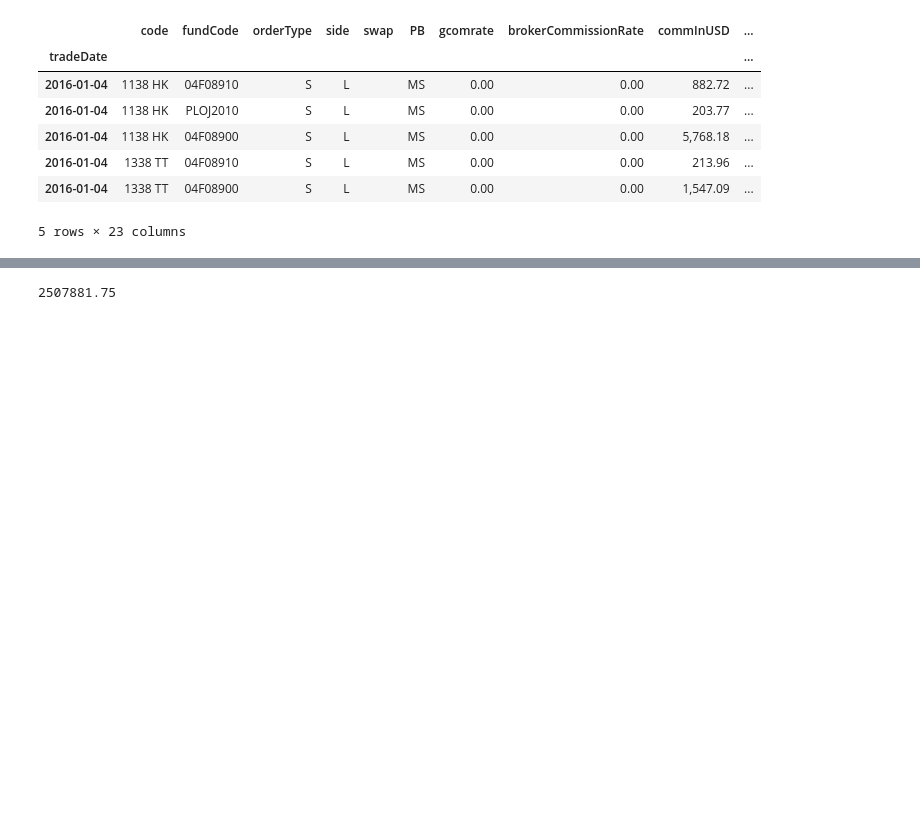
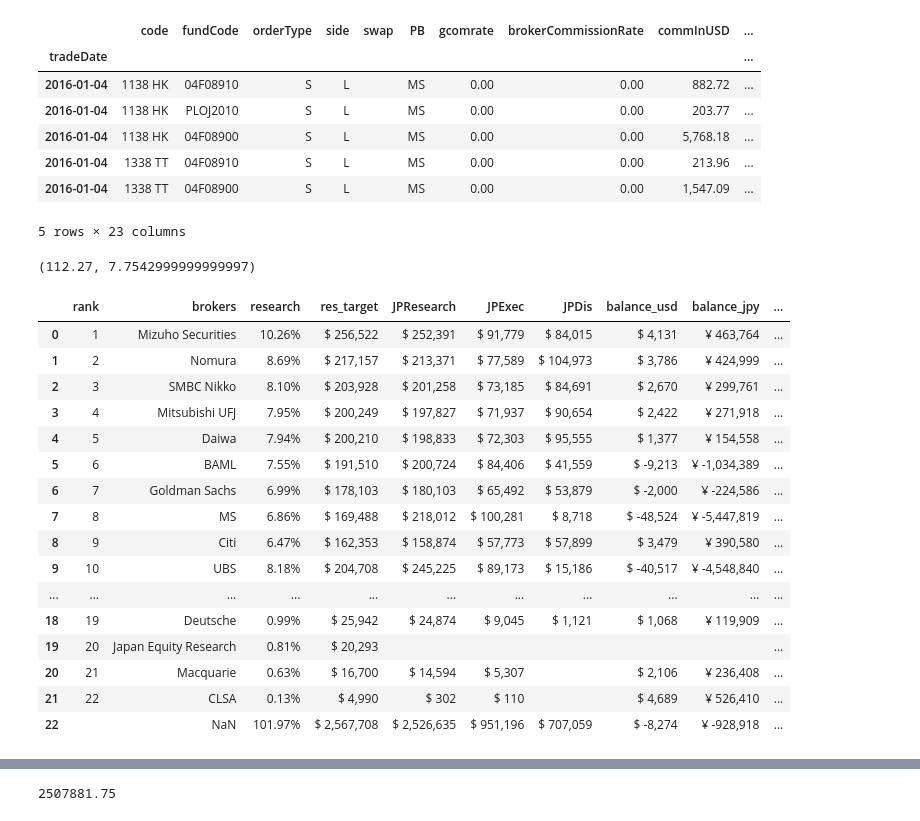
Before and after one commit to vico/web_monitor, a Jupyter notebook: notebooks/Commission.ipynb, the cells around one changed output, grey strips where cells are left out. Drawn from its saved outputs; the diff is of its cells as text; code cells hidden in the pictures; blank space fills up the shorter version.

Commit message:
Switch to getting ranking and balance from table. Added code to output to table from DataFrame.

```diff
--- a/notebooks/Commission.ipynb
+++ b/notebooks/Commission.ipynb
@@ -188,3 +257,43 @@ ytd_trades.head()
 | 2016-01-04 | 1338 TT | 04F08910 | S | L |  | MS | 0.00 | 0.00 | 213.96 | ... |
 | 2016-01-04 | 1338 TT | 04F08900 | S | L |  | MS | 0.00 | 0.00 | 1,547.09 | ... |
 5 rows × 23 columns
+# %%
+# broker rank for each quarter - 2016Q1
+# data = {
+#     'brokers': ['BAML', 'Mizuho Securities',  'Nomura', 'Japan Equity Research',
+#                 'Citi', 'Mitsubishi UFJ', 'Tokai', 'Ichiyoshi', 'SMBC Nikko',
+#                 'BNP', 'Deutsche', 'CLSA', 'Daiwa', 'Jefferies',
+#                 'CS', 'UBS', 'JP Morgan', 'Goldman Sachs', 'Okasan',
+#                 'MS', 'Macquarie', 'Barclays'
+#                ],
+#     'rank': [6, 1, 2, 20, 9, 4, 18, 16, 3, 14, 19, 22, 5, 15, 11, 10, 12, 7, 17, 8, 21, 13],
+#     'balance': [2240, -664, -808, 0,
+#                 58, 881, 0, 594, 691,
+#                 1815, 1128, 1836, 1179, 2450,
+#                 -8419, -417, 3744, 2854, 618,
+#                 -2577, 928, 2348
+#                ],
+#     'research': map(lambda x: x, [7.547019, 10.255114, 8.691184, 0.809168,
+#                  6.471412, 7.949641, 1.158507, 1.362588, 8.103913,
+#                  2.192719, 0.989449, 0.125777, 7.936205, 1.459018,
+#                  5.722873, 6.2115491, 4.984979, 6.987916, 1.203270,
+#                  6.860959, 0.628887, 2.347845
+#                 ])
+# }
+
+# jp_ranks_df = pd.DataFrame(data).set_index('brokers')
+
+jp_ranks_df = pd.read_sql('''
+SELECT b.name AS brokers, a.rank, a.balance_usd AS balance, a.budget_target AS research
+FROM broker_ranks a
+INNER JOIN brokers b ON a.broker_id=b.id
+WHERE a.year=2015 AND a.quarter='Q4'
+''', con, index_col='brokers')
+
+# usd_jpy = 112.27  # 2016Q1
+# hkd_jpy = 7.754
+usd_jpy, hkd_jpy = get_fx_rate('2016-03-31')
+print(usd_jpy, hkd_jpy)
+quarter1_trades = get_quarter_trades(date.year, 1, ytd_trades)
+# %% [output]
+(112.27, 7.7542999999999997)
@@ -197,5 +317,26 @@ jp_quarter_commission_budget = jp_annual_commission_budget / 4.0
 asia_quarter_commission_budget = asia_annual_commission_budget / 4.0
 
 jp_quarter_commission_budget = 10031527/4.0  # to make it same with old system 2016Q1
+# %%
+calculate_commission(quarter1_trades, jp_ranks_df, jp_quarter_commission_budget,
+                     usd_jpy, ubs_include_list=['Tokai', 'Japan Equity Research'], clsa_asia_target=0)
+# %% [output]
+|  | rank | brokers | research | res_target | JPResearch | JPExec | JPDis | balance_usd | balance_jpy | ... |
+| 0 | 1 | Mizuho Securities | 10.26% | $ 256,522 | $ 252,391 | $ 91,779 | $ 84,015 | $ 4,131 | ¥ 463,764 | ... |
+| 1 | 2 | Nomura | 8.69% | $ 217,157 | $ 213,371 | $ 77,589 | $ 104,973 | $ 3,786 | ¥ 424,999 | ... |
+| 2 | 3 | SMBC Nikko | 8.10% | $ 203,928 | $ 201,258 | $ 73,185 | $ 84,691 | $ 2,670 | ¥ 299,761 | ... |
+| 3 | 4 | Mitsubishi UFJ | 7.95% | $ 200,249 | $ 197,827 | $ 71,937 | $ 90,654 | $ 2,422 | ¥ 271,918 | ... |
+| 4 | 5 | Daiwa | 7.94% | $ 200,210 | $ 198,833 | $ 72,303 | $ 95,555 | $ 1,377 | ¥ 154,558 | ... |
+| 5 | 6 | BAML | 7.55% | $ 191,510 | $ 200,724 | $ 84,406 | $ 41,559 | $ -9,213 | ¥ -1,034,389 | ... |
+| 6 | 7 | Goldman Sachs | 6.99% | $ 178,103 | $ 180,103 | $ 65,492 | $ 53,879 | $ -2,000 | ¥ -224,586 | ... |
+| 7 | 8 | MS | 6.86% | $ 169,488 | $ 218,012 | $ 100,281 | $ 8,718 | $ -48,524 | ¥ -5,447,819 | ... |
+| 8 | 9 | Citi | 6.47% | $ 162,353 | $ 158,874 | $ 57,773 | $ 57,899 | $ 3,479 | ¥ 390,580 | ... |
+| 9 | 10 | UBS | 8.18% | $ 204,708 | $ 245,225 | $ 89,173 | $ 15,186 | $ -40,517 | ¥ -4,548,840 | ... |
+| ... | ... | ... | ... | ... | ... | ... | ... | ... | ... | ... |
+| 18 | 19 | Deutsche | 0.99% | $ 25,942 | $ 24,874 | $ 9,045 | $ 1,121 | $ 1,068 | ¥ 119,909 | ... |
+| 19 | 20 | Japan Equity Research | 0.81% | $ 20,293 |  |  |  |  |  | ... |
+| 20 | 21 | Macquarie | 0.63% | $ 16,700 | $ 14,594 | $ 5,307 |  | $ 2,106 | ¥ 236,408 | ... |
+| 21 | 22 | CLSA | 0.13% | $ 4,990 | $ 302 | $ 110 |  | $ 4,689 | ¥ 526,410 | ... |
+| 22 |  | NaN | 101.97% | $ 2,567,708 | $ 2,526,635 | $ 951,196 | $ 707,059 | $ -8,274 | ¥ -928,918 | ... |
 # %%
 # broker rank for 2016Q2
```
Also changed, not shown: parts of 25 cells of this notebook, 2 other files.
